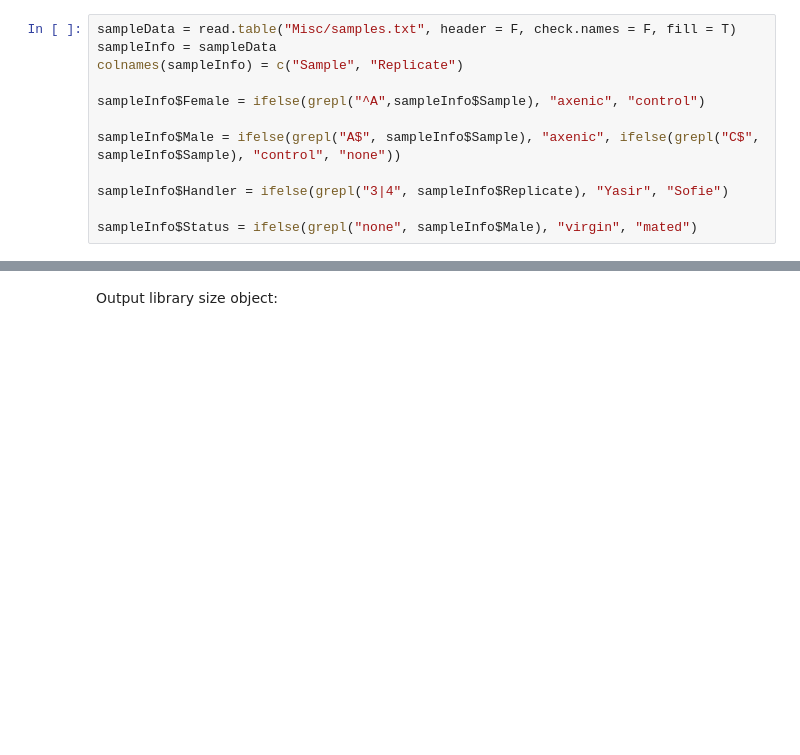
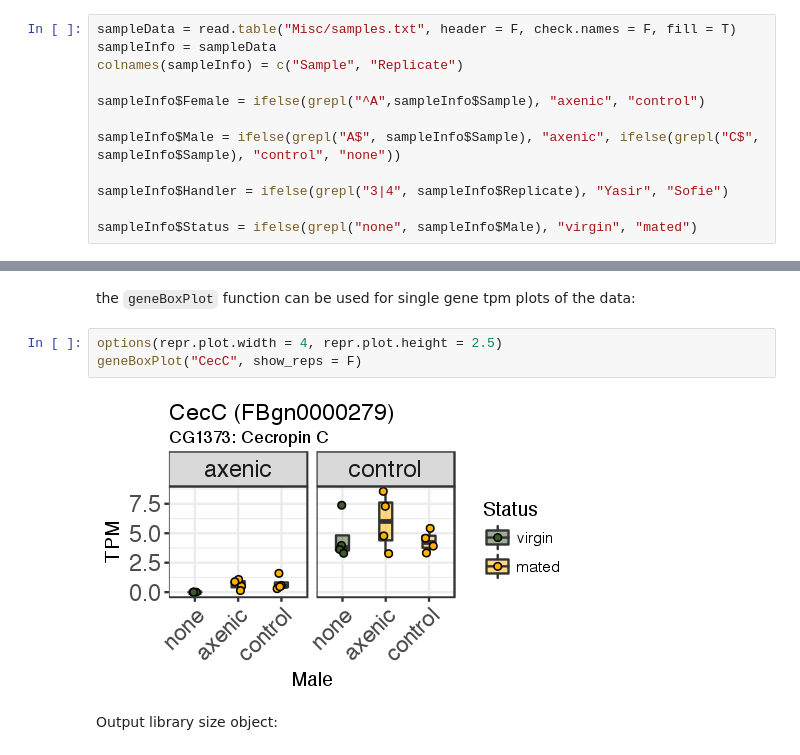
Before and after one commit to YazBraimah/Axenic.PM, a Jupyter notebook: R_analysis_pipeline.ipynb, the cells around one changed output, grey strips where cells are left out. Saved outputs shown, nothing was run; the diff lists cells and outputs as text; blank space fills up the shorter version.

```diff
--- a/R_analysis_pipeline.ipynb
+++ b/R_analysis_pipeline.ipynb
@@ -100,3 +103,10 @@ sampleInfo$Status = ifelse(grepl("none", sampleInfo$Male), "virgin", "mated")
+# %% [markdown]
+the `geneBoxPlot` function can be used for single gene tpm plots of the data:
+# %%
+options(repr.plot.width = 4, repr.plot.height = 2.5)
+geneBoxPlot("CecC", show_reps = F)
+# %% [output]
+[figure, added]
 # %% [markdown]
 Output library size object:
 # %%
```
Also changed, not shown: parts of 54 cells of this notebook, 1 other file.
